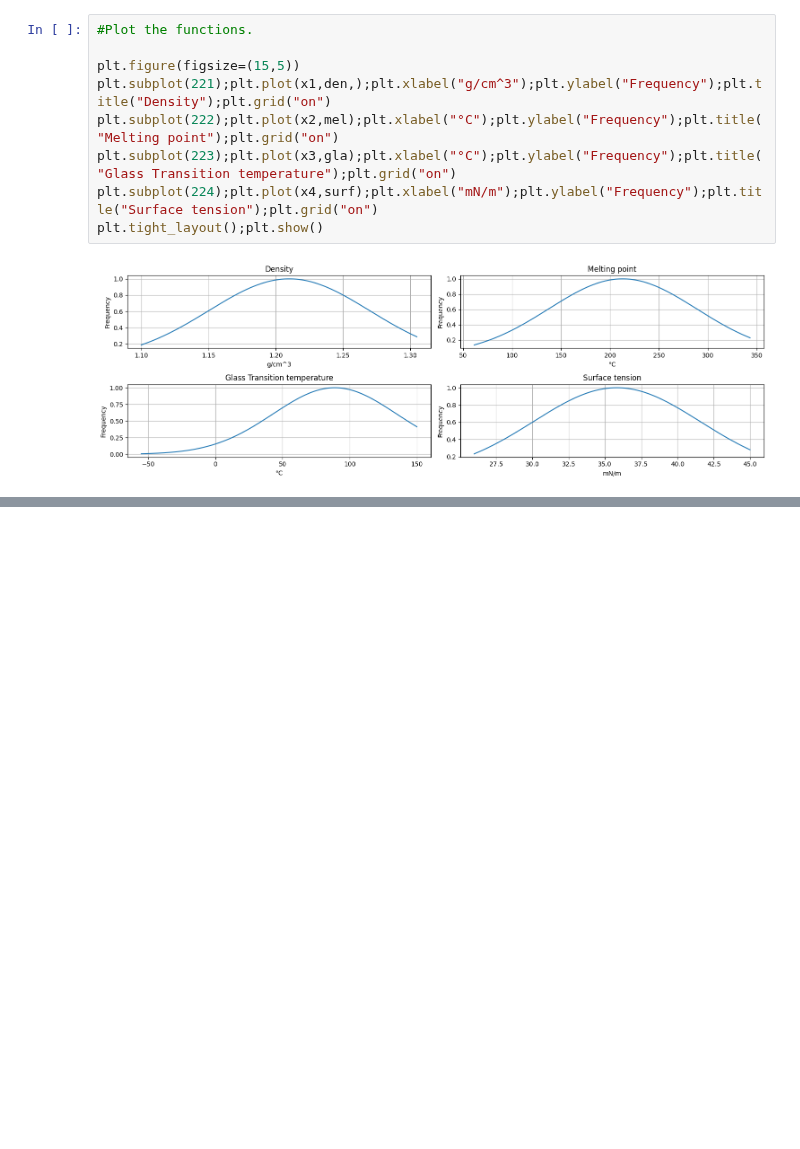
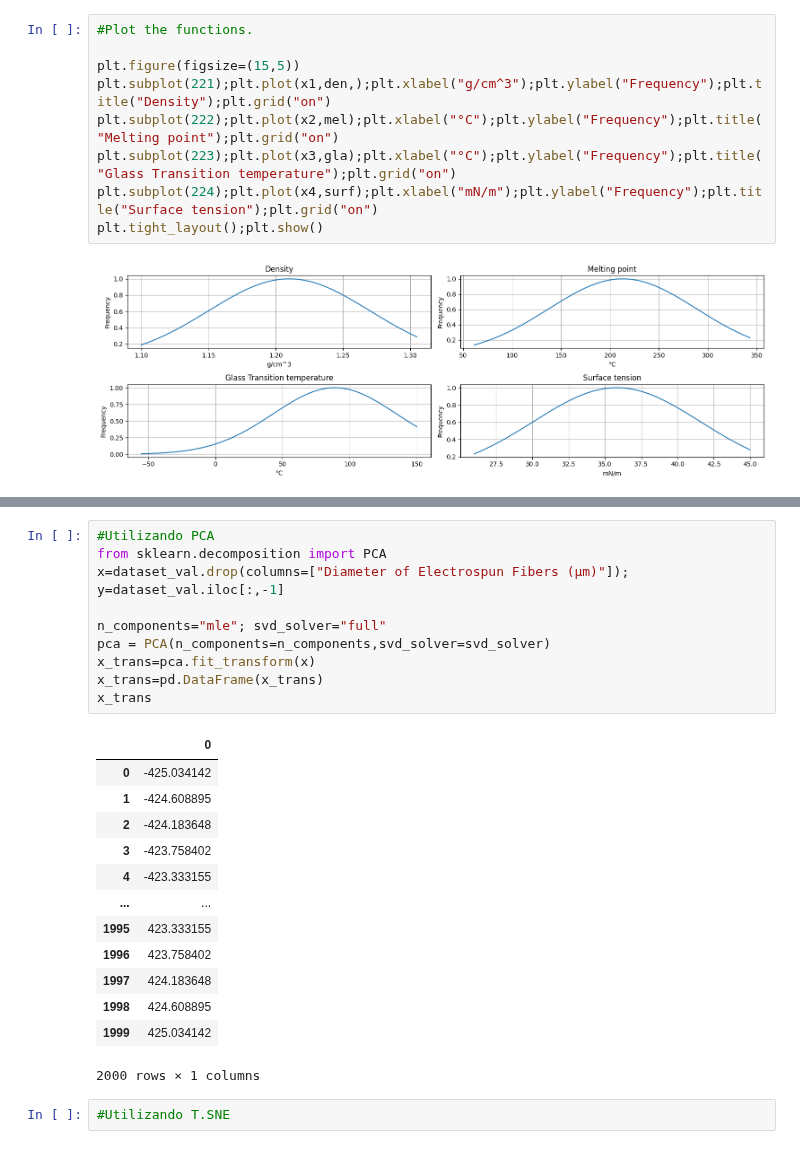
Before and after one commit to Leo2209/Active_Learning_DPB4, a Jupyter notebook: Analisis exploratorio.ipynb, the cells around one changed output, grey strips where cells are left out. Saved outputs shown, nothing was run; the diff lists cells and outputs as text; blank space fills up the shorter version.

```diff
--- a/Analisis exploratorio.ipynb
+++ b/Analisis exploratorio.ipynb
@@ -81,0 +161,27 @@ plt.tight_layout();plt.show()
+# %%
+#Utilizando PCA
+from sklearn.decomposition import PCA
+x=dataset_val.drop(columns=["Diameter of Electrospun Fibers (µm)"]);
+y=dataset_val.iloc[:,-1]
+
+n_components="mle"; svd_solver="full"
+pca = PCA(n_components=n_components,svd_solver=svd_solver)
+x_trans=pca.fit_transform(x)
+x_trans=pd.DataFrame(x_trans)
+x_trans
+# %% [output]
+|  | 0 |
+| 0 | -425.034142 |
+| 1 | -424.608895 |
+| 2 | -424.183648 |
+| 3 | -423.758402 |
+| 4 | -423.333155 |
+| ... | ... |
+| 1995 | 423.333155 |
+| 1996 | 423.758402 |
+| 1997 | 424.183648 |
+| 1998 | 424.608895 |
+| 1999 | 425.034142 |
+2000 rows × 1 columns
+# %%
+#Utilizando T.SNE
```
Also changed, not shown: parts of 5 cells of this notebook.
